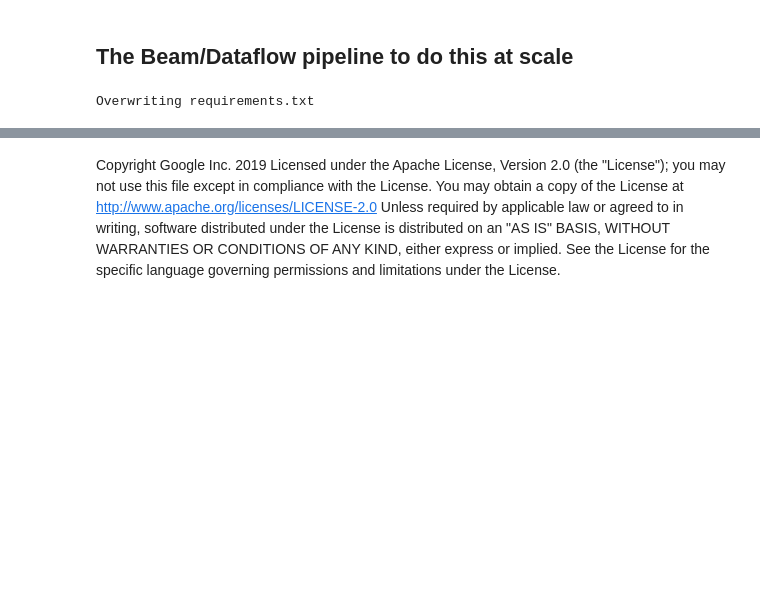
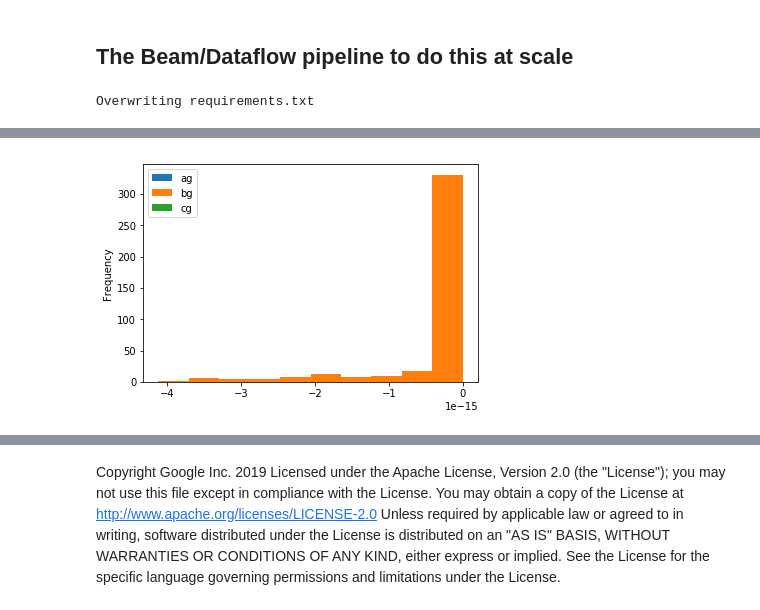
Before and after one commit to GoogleCloudPlatform/bigquery-oreilly-book, a Jupyter notebook: 05_devel/statfit.ipynb, the cells around one changed output, grey strips where cells are left out. Drawn from its saved outputs; the diff is of its cells as text; code cells hidden in the pictures; blank space fills up the shorter version.

```diff
--- a/05_devel/statfit.ipynb
+++ b/05_devel/statfit.ipynb
@@ -155,0 +214,4 @@ AttributeError: 'module' object has no attribute 'WriteToBigQuery'
+# %%
+stations.plot.hist('bg', range=[stats['bg']['25%'], stats['bg']['75%']]);
+# %% [output]
+[figure, added]
```
Also changed, not shown: parts of 14 cells of this notebook, 2 other files.
